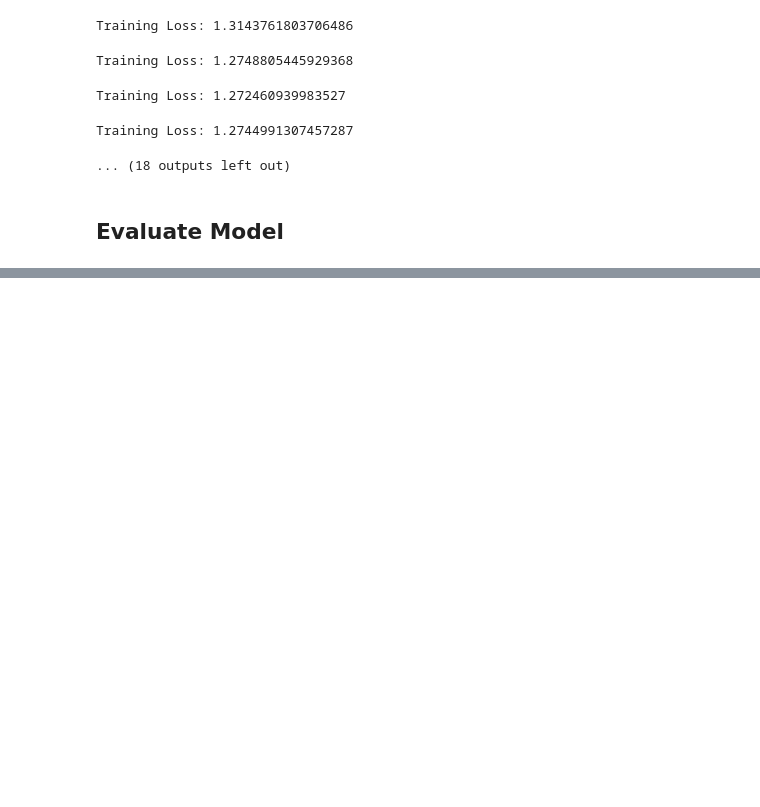
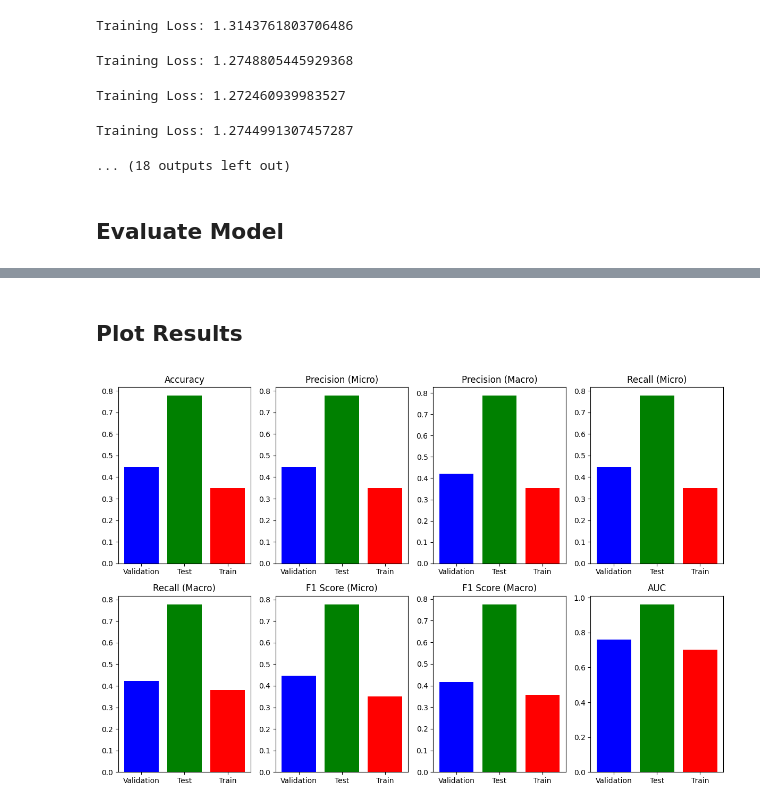
Before and after one commit to D0men1c0/Bald-Classification, a Jupyter notebook: notebook.ipynb, the cells around one changed output, grey strips where cells are left out. Drawn from its saved outputs; the diff is of its cells as text; code cells hidden in the pictures; blank space fills up the shorter version.

Commit message:
plot results

```diff
--- a/notebook.ipynb
+++ b/notebook.ipynb
@@ -283,7 +283,7 @@ def evaluateModel(model, dataloader):
     cm = cm.astype('float') / cm.sum(axis=1)[:, np.newaxis]
     return (accuracy, precision_micro, precision_macro, recall_micro, recall_macro, f1_micro, f1_macro, auc), cm
 
-def summarizeEvaluation(model, validation_loader, train_loader=None, test_loader=None, show=None):
+def summarizeEvaluation(model, validation_loader, train_loader=None, test_loader=None, show=None, show_train=None, show_test=None):
     results = {}
     class_names=['bald', 'stage3', 'stage1', 'stage2', 'normal']
     # Evaluation for validation set
@@ -314,20 +314,22 @@ def summarizeEvaluation(model, validation_loader, train_loader=None, test_loader
             plt.show()
 
         if test_cm is not None:
-            plt.figure(figsize=(8, 6))
-            sns.heatmap(test_cm, annot=True, cmap='Blues', xticklabels=class_names, yticklabels=class_names)
-            plt.xlabel('Predicted labels')
-            plt.ylabel('True labels')
-            plt.title('Confusion Matrix (Test)')
-            plt.show()
+            if show_test is not None:
+                plt.figure(figsize=(8, 6))
+                sns.heatmap(test_cm, annot=True, cmap='Blues', xticklabels=class_names, yticklabels=class_names)
+                plt.xlabel('Predicted labels')
+                plt.ylabel('True labels')
+                plt.title('Confusion Matrix (Test)')
+                plt.show()
 
         if train_cm is not None:
-            plt.figure(figsize=(8, 6))
-            sns.heatmap(train_cm, annot=True, cmap='Blues', xticklabels=class_names, yticklabels=class_names)
-            plt.xlabel('Predicted labels')
-            plt.ylabel('True labels')
-            plt.title('Confusion Matrix (Train)')
-            plt.show()
+            if show_train is not None:
+                plt.figure(figsize=(8, 6))
+                sns.heatmap(train_cm, annot=True, cmap='Blues', xticklabels=class_names, yticklabels=class_names)
+                plt.xlabel('Predicted labels')
+                plt.ylabel('True labels')
+                plt.title('Confusion Matrix (Train)')
+                plt.show()
 
     return df
 # %%
@@ -341,3 +341,20 @@ df
 | Validation | 0.447020 | 0.447020 | 0.421854 | 0.447020 | 0.422102 | 0.447020 | ... |
 | Test | 0.777778 | 0.777778 | 0.787655 | 0.777778 | 0.778148 | 0.777778 | ... |
 | Train | 0.349835 | 0.349835 | 0.354478 | 0.349835 | 0.379755 | 0.349835 | ... |
+# %% [markdown]
+## Plot Results
+# %%
+labels = df.index.tolist()
+
+# Plot
+plt.figure(figsize=(12, 8))
+
+for i, column in enumerate(df.columns):
+    plt.subplot(2, 4, i+1)
+    plt.bar(labels, df[column], color=['blue', 'green', 'red'])
+    plt.title(column)
+
+plt.tight_layout()
+plt.show()
+# %% [output]
+[figure, added]
```
Also changed, not shown: parts of 4 cells of this notebook.
